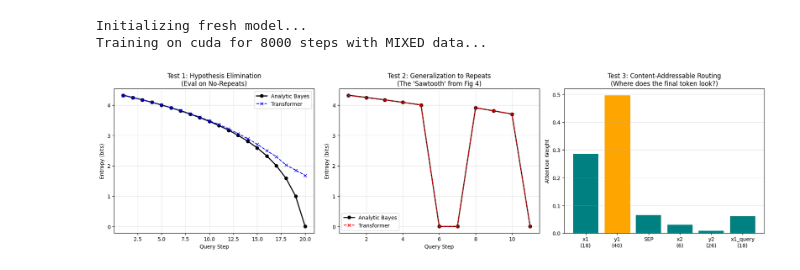
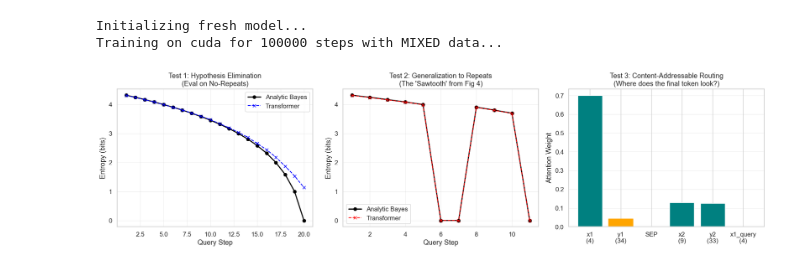
Before and after one commit to amirh0ss3in/ATProject, a Jupyter notebook: main.ipynb, the cells around one changed output. Drawn from its saved outputs; the diff is of its cells as text; code cells hidden in the pictures.

```diff
--- a/main.ipynb
+++ b/main.ipynb
@@ -14,18 +14,18 @@ SEP_TOKEN = 0
 VOCAB_SIZE = 1 + 2 * V
 
 # The bare-metal minimum width
-D_MODEL = 32     # (Down from 64)
-N_HEADS = 2      # (Down from 4) - 1 head to eliminate, 1 head to copy
-D_FFN = 64       # (Down from 128)
+D_MODEL = 32
+N_HEADS = 2
+D_FFN = 64
 
 # The mathematical limit for associative recall
-N_LAYERS = 2     # (Down from 3)
+N_LAYERS = 2
 
-BATCH_SIZE = 512 # Massive batch size to help the tiny model learn
-LR = 3e-3        # High learning rate
+BATCH_SIZE = 512
+LR = 2e-3
 WEIGHT_DECAY = 0.01
 GRAD_CLIP = 1.0
-TRAIN_STEPS = 8000 # Will finish in the blink of an eye
+TRAIN_STEPS = 100_000
 
 device = torch.device("cuda" if torch.cuda.is_available() else "mps" if torch.backends.mps.is_available() else "cpu")
 
@@ -215,32 +215,32 @@ with torch.no_grad():
 # TEST 3: Mechanistic Attention Visualization
 # ---------------------------------------------------------
 with torch.no_grad():
     # Sequence: [x1, y1, SEP, x2, y2, SEP, x1(repeat)]
     seq_attn = [x_base[0].item(), y_base[0].item(), SEP_TOKEN,
                 x_base[1].item(), y_base[1].item(), SEP_TOKEN,
                 x_base[0].item()]
 
     inputs_attn = torch.tensor([seq_attn], dtype=torch.long).to(device)
     _, attentions = model(inputs_attn, return_attention=True)
 
     # Get final layer attention weights for the last token predicting 'y'
     final_attn = attentions[-1].squeeze(0).cpu().numpy()
     last_token_attn = final_attn[-1, :]
 
     ax3 = fig.add_subplot(1, 3, 3)
     labels = [f"x1\n({seq_attn[0]})", f"y1\n({seq_attn[1]})", "SEP",
               f"x2\n({seq_attn[3]})", f"y2\n({seq_attn[4]})", "SEP", f"x1_query\n({seq_attn[6]})"]
 
     bars = ax3.bar(labels, last_token_attn, color='teal')
     bars[1].set_color('orange') # Highlight the target answer (y1)
 
     ax3.set_title("Test 3: Content-Addressable Routing\n(Where does the final token look?)")
     ax3.set_ylabel("Attention Weight")
     ax3.grid(True, axis='y', alpha=0.3)
 
 plt.tight_layout()
 plt.show()
 # %% [output]
 Initializing fresh model...
-Training on cuda for 8000 steps with MIXED data...
+Training on cuda for 100000 steps with MIXED data...
-[figure, old version]
+[figure, new version]
```
Also changed, not shown: parts of 1 cell of this notebook.
